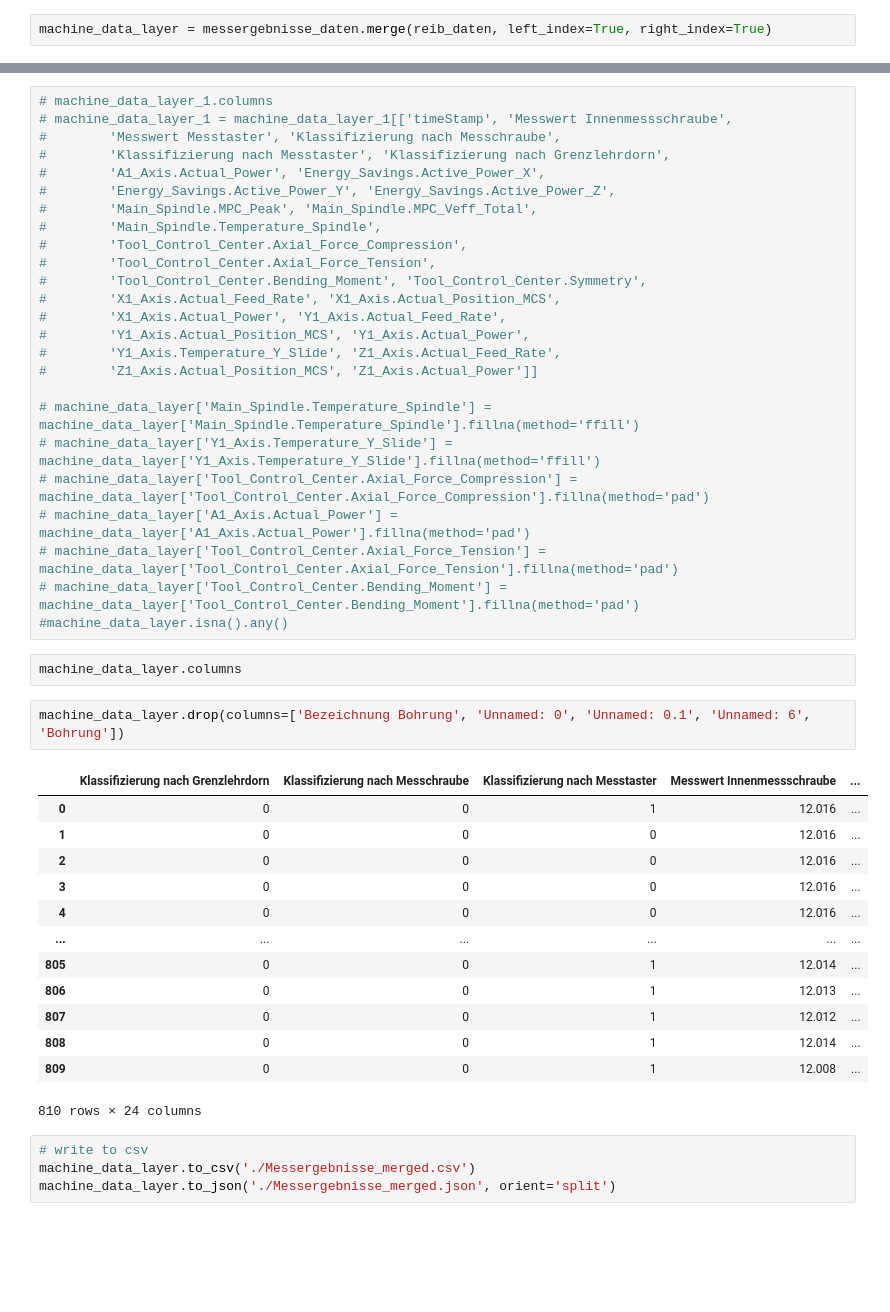
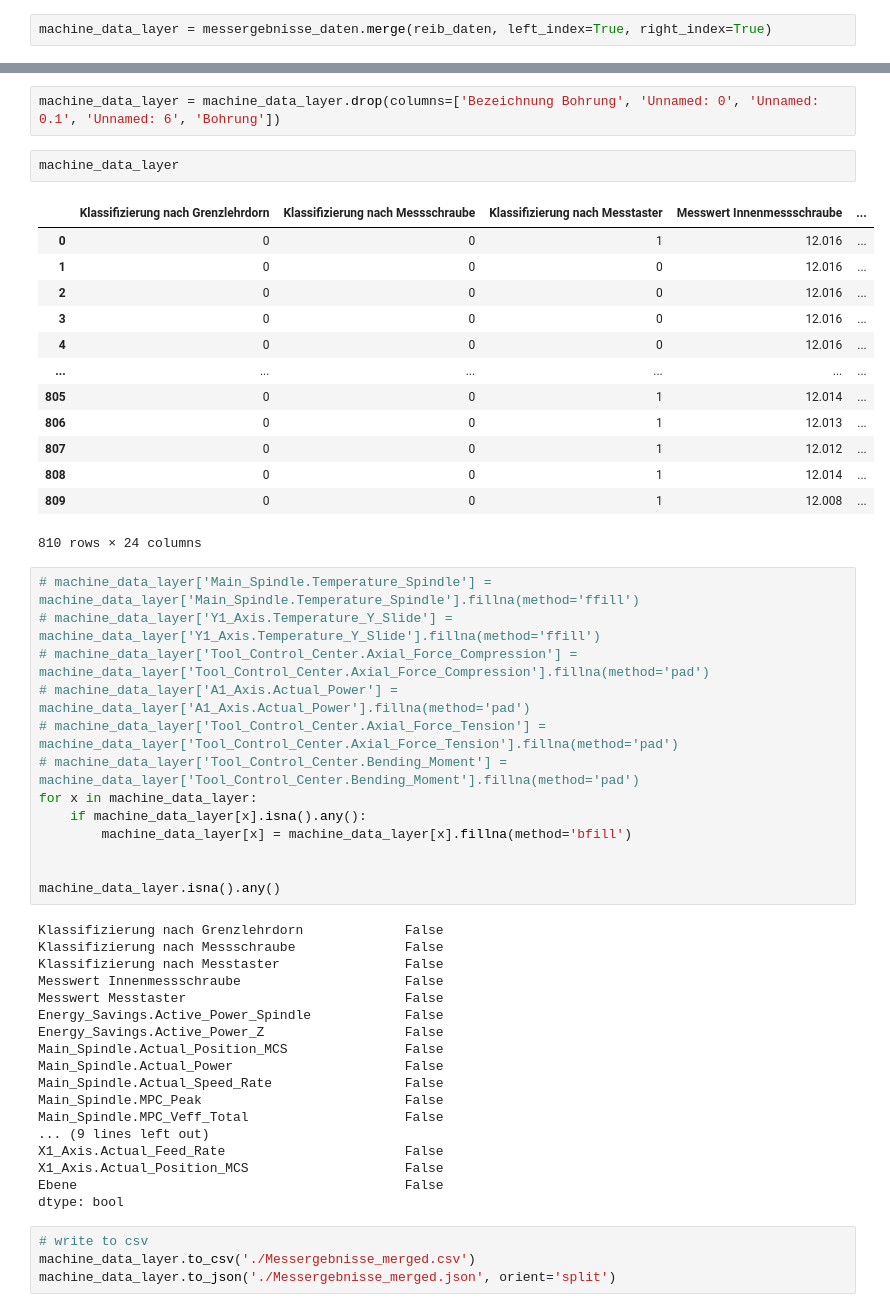
Before and after one commit to Xavubil/master_project_machine_learning, a Jupyter notebook: data_exploration/Data Preparation.ipynb, the cells around one changed output, grey strips where cells are left out. Drawn from its saved outputs; the diff is of its cells as text; blank space fills up the shorter version.

```diff
--- a/data_exploration/Data Preparation + ML.ipynb
+++ b/data_exploration/Data Preparation.ipynb
@@ -131,46 +132,52 @@ machine_data_layer['Klassifizierung nach Messchraube'] = label_encoder.\
+# %%
+machine_data_layer = machine_data_layer.drop(columns=['Bezeichnung Bohrung', 'Unnamed: 0', 'Unnamed: 0.1', 'Unnamed: 6', 'Bohrung'])
+# %%
+machine_data_layer
+# %% [output]
+|  | Klassifizierung nach Grenzlehrdorn | Klassifizierung nach Messschraube | Klassifizierung nach Messtaster | Messwert Innenmessschraube | ... |
+| 0 | 0 | 0 | 1 | 12.016 | ... |
+| 1 | 0 | 0 | 0 | 12.016 | ... |
+| 2 | 0 | 0 | 0 | 12.016 | ... |
+| 3 | 0 | 0 | 0 | 12.016 | ... |
+| 4 | 0 | 0 | 0 | 12.016 | ... |
+| ... | ... | ... | ... | ... | ... |
+| 805 | 0 | 0 | 1 | 12.014 | ... |
+| 806 | 0 | 0 | 1 | 12.013 | ... |
+| 807 | 0 | 0 | 1 | 12.012 | ... |
+| 808 | 0 | 0 | 1 | 12.014 | ... |
+| 809 | 0 | 0 | 1 | 12.008 | ... |
+810 rows × 24 columns
 # %%
-# machine_data_layer_1.columns
-# machine_data_layer_1 = machine_data_layer_1[['timeStamp', 'Messwert Innenmessschraube',
-#        'Messwert Messtaster', 'Klassifizierung nach Messchraube',
-#        'Klassifizierung nach Messtaster', 'Klassifizierung nach Grenzlehrdorn',
-#        'A1_Axis.Actual_Power', 'Energy_Savings.Active_Power_X',
-#        'Energy_Savings.Active_Power_Y', 'Energy_Savings.Active_Power_Z',
-#        'Main_Spindle.MPC_Peak', 'Main_Spindle.MPC_Veff_Total',
-#        'Main_Spindle.Temperature_Spindle',
-#        'Tool_Control_Center.Axial_Force_Compression',
-#        'Tool_Control_Center.Axial_Force_Tension',
-#        'Tool_Control_Center.Bending_Moment', 'Tool_Control_Center.Symmetry',
-#        'X1_Axis.Actual_Feed_Rate', 'X1_Axis.Actual_Position_MCS',
-#        'X1_Axis.Actual_Power', 'Y1_Axis.Actual_Feed_Rate',
-#        'Y1_Axis.Actual_Position_MCS', 'Y1_Axis.Actual_Power',
-#        'Y1_Axis.Temperature_Y_Slide', 'Z1_Axis.Actual_Feed_Rate',
-#        'Z1_Axis.Actual_Position_MCS', 'Z1_Axis.Actual_Power']]
-
 # machine_data_layer['Main_Spindle.Temperature_Spindle'] = machine_data_layer['Main_Spindle.Temperature_Spindle'].fillna(method='ffill')
 # machine_data_layer['Y1_Axis.Temperature_Y_Slide'] = machine_data_layer['Y1_Axis.Temperature_Y_Slide'].fillna(method='ffill')
 # machine_data_layer['Tool_Control_Center.Axial_Force_Compression'] = machine_data_layer['Tool_Control_Center.Axial_Force_Compression'].fillna(method='pad')
 # machine_data_layer['A1_Axis.Actual_Power'] = machine_data_layer['A1_Axis.Actual_Power'].fillna(method='pad')
 # machine_data_layer['Tool_Control_Center.Axial_Force_Tension'] = machine_data_layer['Tool_Control_Center.Axial_Force_Tension'].fillna(method='pad')
 # machine_data_layer['Tool_Control_Center.Bending_Moment'] = machine_data_layer['Tool_Control_Center.Bending_Moment'].fillna(method='pad')
-#machine_data_layer.isna().any()
+for x in machine_data_layer:
+    if machine_data_layer[x].isna().any():
+        machine_data_layer[x] = machine_data_layer[x].fillna(method='bfill')
+
+
+machine_data_layer.isna().any()
+# %% [output]
+Klassifizierung nach Grenzlehrdorn             False
+Klassifizierung nach Messschraube              False
+Klassifizierung nach Messtaster                False
+Messwert Innenmessschraube                     False
+Messwert Messtaster                            False
+Energy_Savings.Active_Power_Spindle            False
+Energy_Savings.Active_Power_Z                  False
+Main_Spindle.Actual_Position_MCS               False
+Main_Spindle.Actual_Power                      False
+Main_Spindle.Actual_Speed_Rate                 False
+Main_Spindle.MPC_Peak                          False
+Main_Spindle.MPC_Veff_Total                    False
+... (9 lines left out)
+X1_Axis.Actual_Feed_Rate                       False
+X1_Axis.Actual_Position_MCS                    False
+Ebene                                          False
+dtype: bool
-# %%
-machine_data_layer.columns
-# %%
-machine_data_layer.drop(columns=['Bezeichnung Bohrung', 'Unnamed: 0', 'Unnamed: 0.1', 'Unnamed: 6', 'Bohrung'])
-# %% [output]
-|  | Klassifizierung nach Grenzlehrdorn | Klassifizierung nach Messchraube | Klassifizierung nach Messtaster | Messwert Innenmessschraube | ... |
-| 0 | 0 | 0 | 1 | 12.016 | ... |
-| 1 | 0 | 0 | 0 | 12.016 | ... |
-| 2 | 0 | 0 | 0 | 12.016 | ... |
-| 3 | 0 | 0 | 0 | 12.016 | ... |
-| 4 | 0 | 0 | 0 | 12.016 | ... |
-| ... | ... | ... | ... | ... | ... |
-| 805 | 0 | 0 | 1 | 12.014 | ... |
-| 806 | 0 | 0 | 1 | 12.013 | ... |
-| 807 | 0 | 0 | 1 | 12.012 | ... |
-| 808 | 0 | 0 | 1 | 12.014 | ... |
-| 809 | 0 | 0 | 1 | 12.008 | ... |
-810 rows × 24 columns
 # %%
 # write to csv
 machine_data_layer.to_csv('./Messergebnisse_merged.csv')
```
Also changed, not shown: parts of 6 cells of this notebook, 3 other files.
